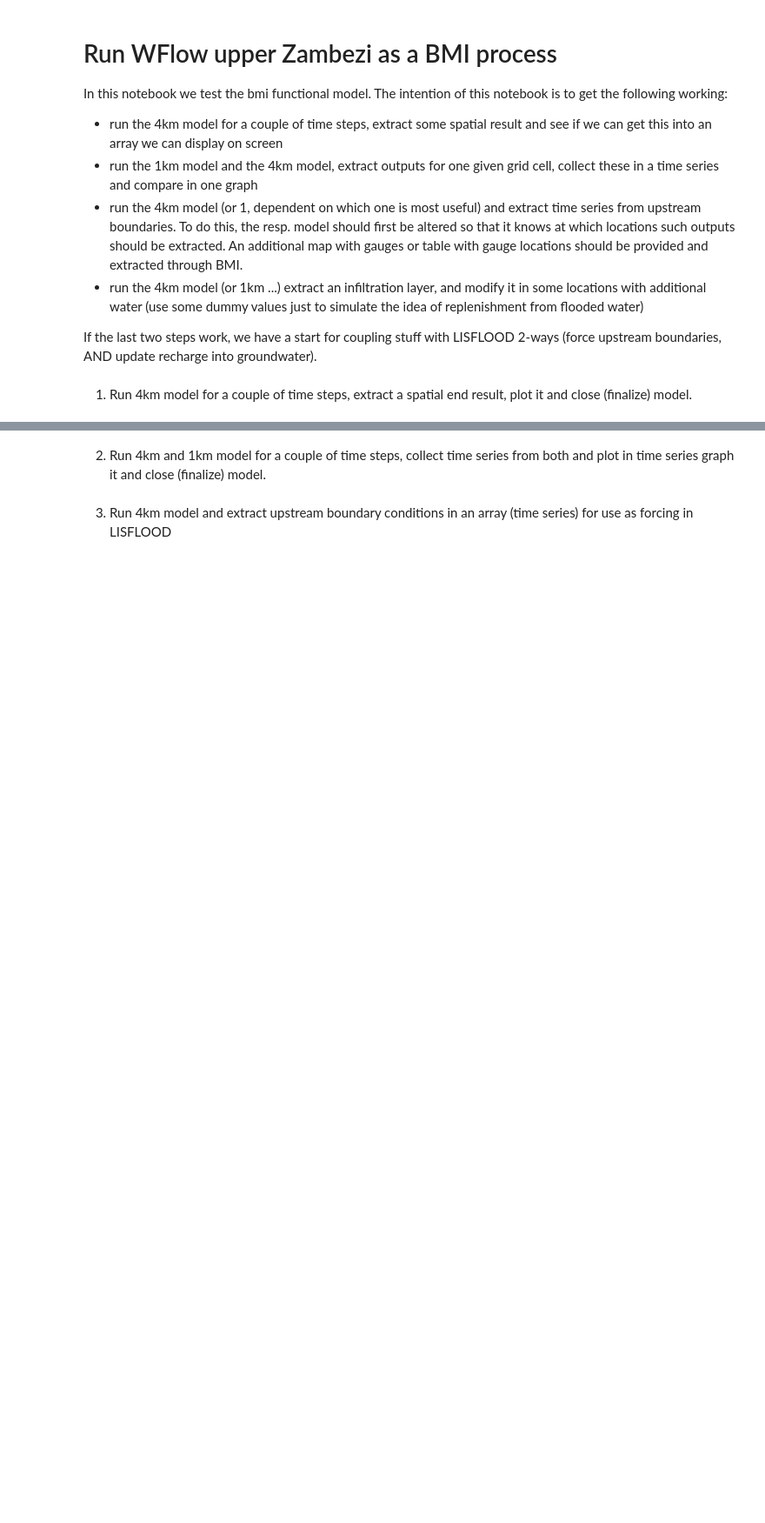
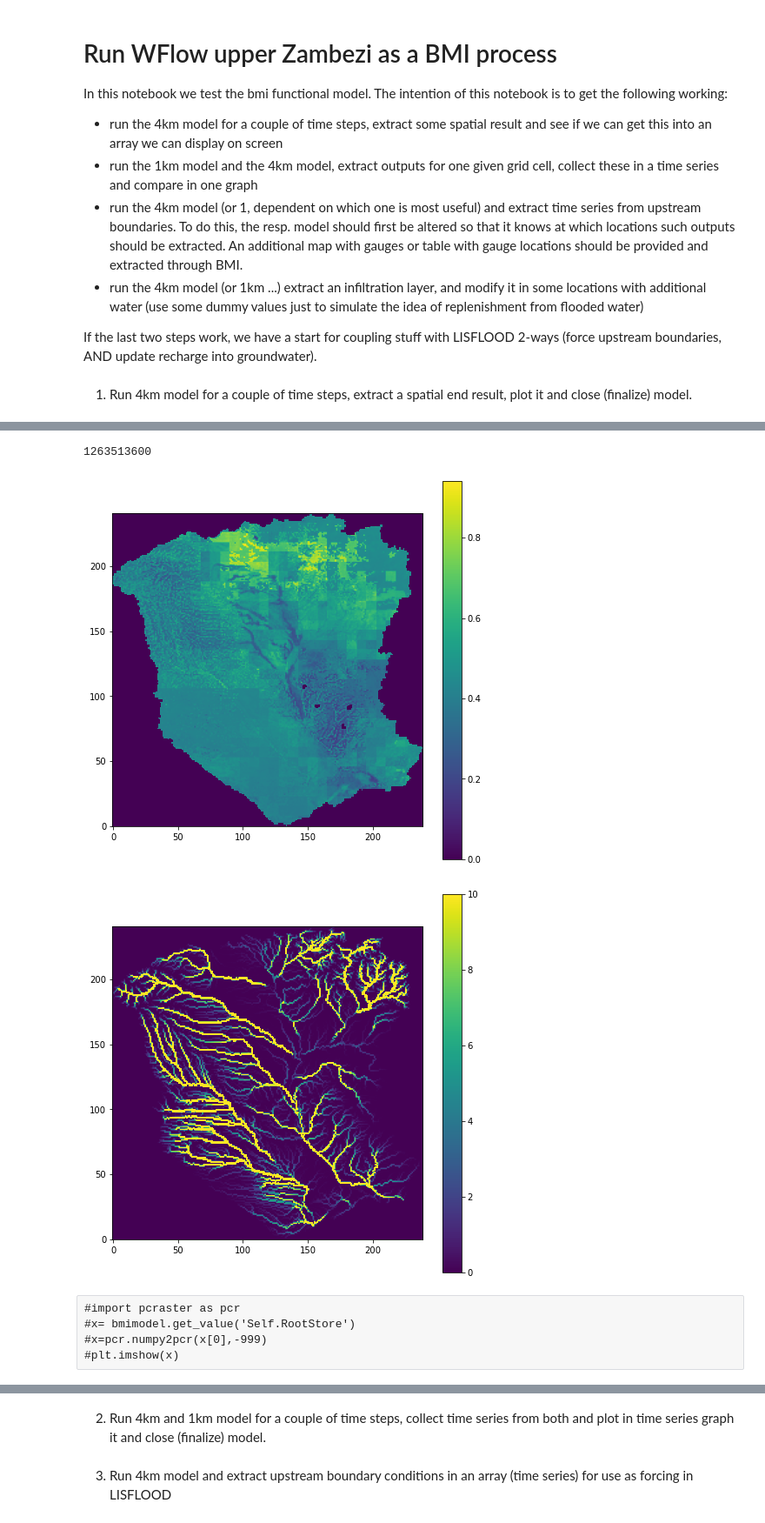
Before and after one commit to hcwinsemius/barotse, a Jupyter notebook: notebooks/run_wflow.ipynb, the cells around one changed output, grey strips where cells are left out. Shown at 87% size. Saved outputs shown, nothing was run; the diff lists cells and outputs as text; code cells hidden in the pictures; blank space fills up the shorter version.

```diff
--- a/notebooks/run_wflow.ipynb
+++ b/notebooks/run_wflow.ipynb
@@ -32,0 +149,18 @@ bmimodel.finalize()
+# %%
+#extract variable
+vwc_root = bmimodel.get_value('vwcRoot')
+#Upadate variable
+vwc_root[100:150,100:150]==200
+plt.figure(figsize=(8,8))
+plt.imshow(vwc_root, vmin=0, origin='lower')
+plt.colorbar()
+bmimodel.set_value('vwcRoot', vwc_root)
+bmimodel.update()
+
+runoff=bmimodel.get_value(bmimodel.get_output_var_names()[0])
+plt.figure(figsize=(8,8))
+plt.imshow(runoff, vmin=0,vmax=10, origin='lower')
+plt.colorbar()
+time=bmimodel.get_current_time()
+print(time)
+# %% [output]
@@ -32,0 +171,8 @@ bmimodel.finalize()
+1263513600
+[figure, added]
+[figure, added]
+# %% [raw]
+#import pcraster as pcr
+#x= bmimodel.get_value('Self.RootStore')
+#x=pcr.numpy2pcr(x[0],-999)
+#plt.imshow(x)
```
Also changed, not shown: parts of 13 cells of this notebook.
